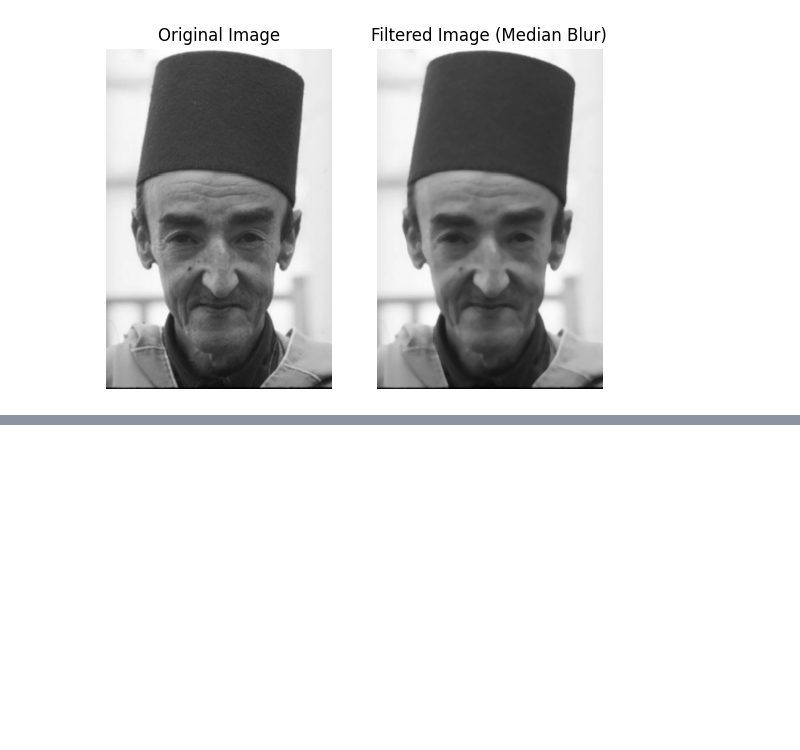
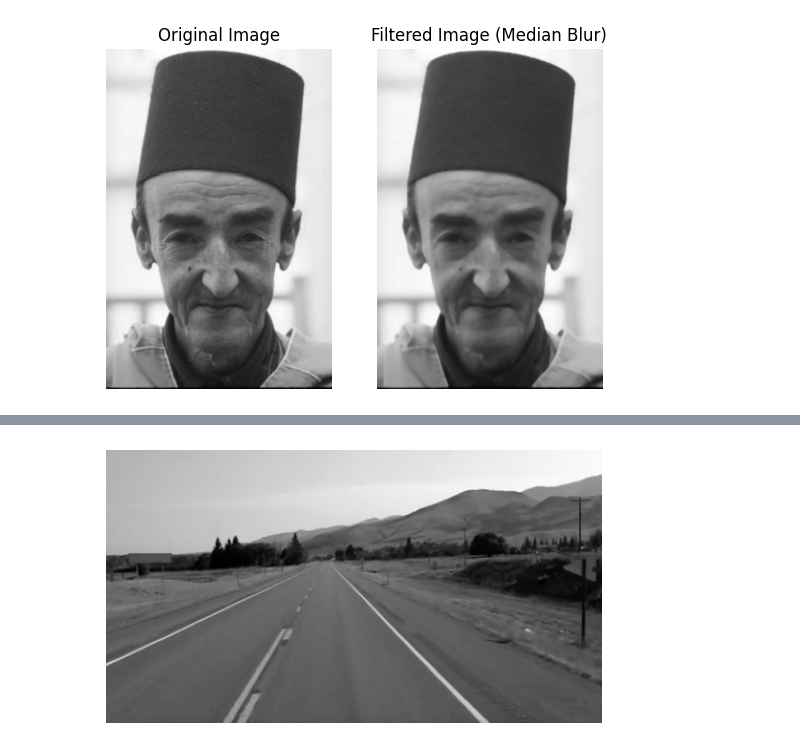
Before and after one commit to shadyalattarr/Computer-Vision-Assignment-1, a Jupyter notebook: Untitled-1.ipynb, the cells around one changed output, grey strips where cells are left out. Cells and saved outputs as stored; diff of their text form; code cells hidden in the pictures; blank space fills up the shorter version.

```diff
--- a/Untitled-1.ipynb
+++ b/Untitled-1.ipynb
@@ -224,0 +237,10 @@ plt.axis('off')
+# %%
+# Convert to grayscale
+gray_img = cv2.cvtColor(img_cv2, cv2.COLOR_BGR2GRAY)
+
+# Display the image using Matplotlib
+plt.imshow(gray_img, cmap='gray')
+plt.axis('off')  # Hide axes
+plt.show()
+# %% [output]
+[figure, added]
```
Also changed, not shown: parts of 9 cells of this notebook, 2 other files.
